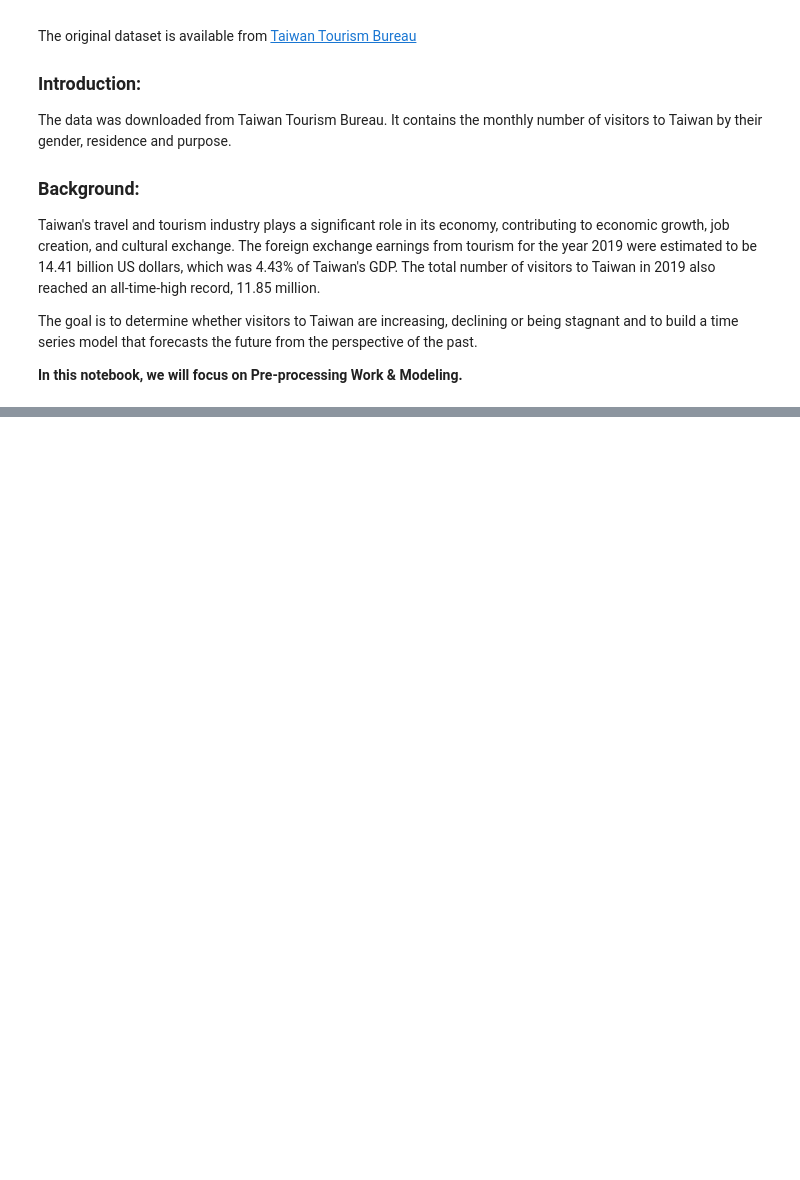
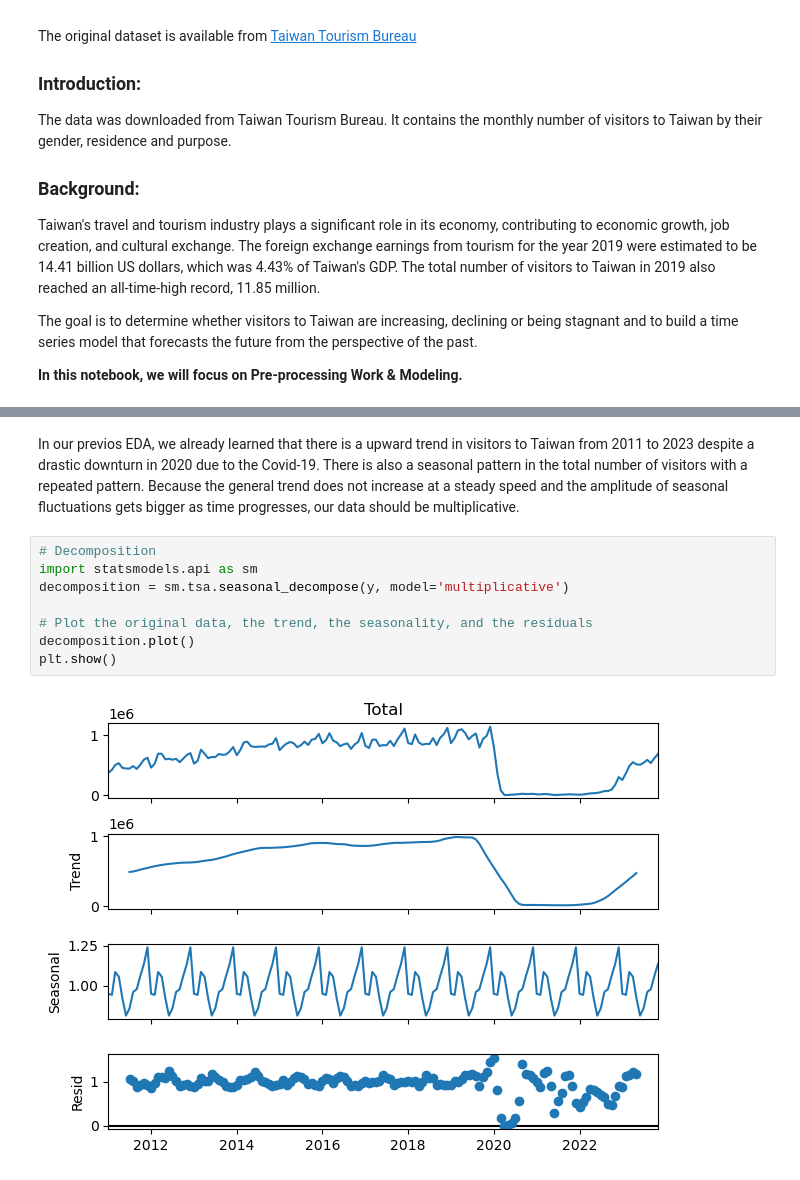
Before and after one commit to sonic64/Time-series-forecasting-using-ARIMA-and-PyCaret, a Jupyter notebook: Notebooks/27.1.1_Capstone 3_Pre-processing Work & Modeling.ipynb, the cells around one changed output, grey strips where cells are left out. Drawn from its saved outputs; the diff is of its cells as text; blank space fills up the shorter version.

Commit message:
work in progress

```diff
--- a/Notebooks/27.1.1_Capstone 3_Pre-processing Work & Modeling.ipynb
+++ b/Notebooks/27.1.1_Capstone 3_Pre-processing Work & Modeling.ipynb
@@ -20,0 +101,12 @@ import seaborn as sns
+# %% [markdown]
+In our previos EDA, we already learned that there is a upward trend in visitors to Taiwan from 2011 to 2023 despite a drastic downturn in 2020 due to the Covid-19. There is also a seasonal pattern in the total number of visitors with a repeated pattern. Because the general trend does not increase at a steady speed and the amplitude of seasonal fluctuations gets bigger as time progresses, our data should be multiplicative.
+# %%
+# Decomposition
+import statsmodels.api as sm
+decomposition = sm.tsa.seasonal_decompose(y, model='multiplicative')
+
+# Plot the original data, the trend, the seasonality, and the residuals
+decomposition.plot()
+plt.show()
+# %% [output]
+[figure, added]
```
Also changed, not shown: parts of 45 cells of this notebook, 2 other files.
